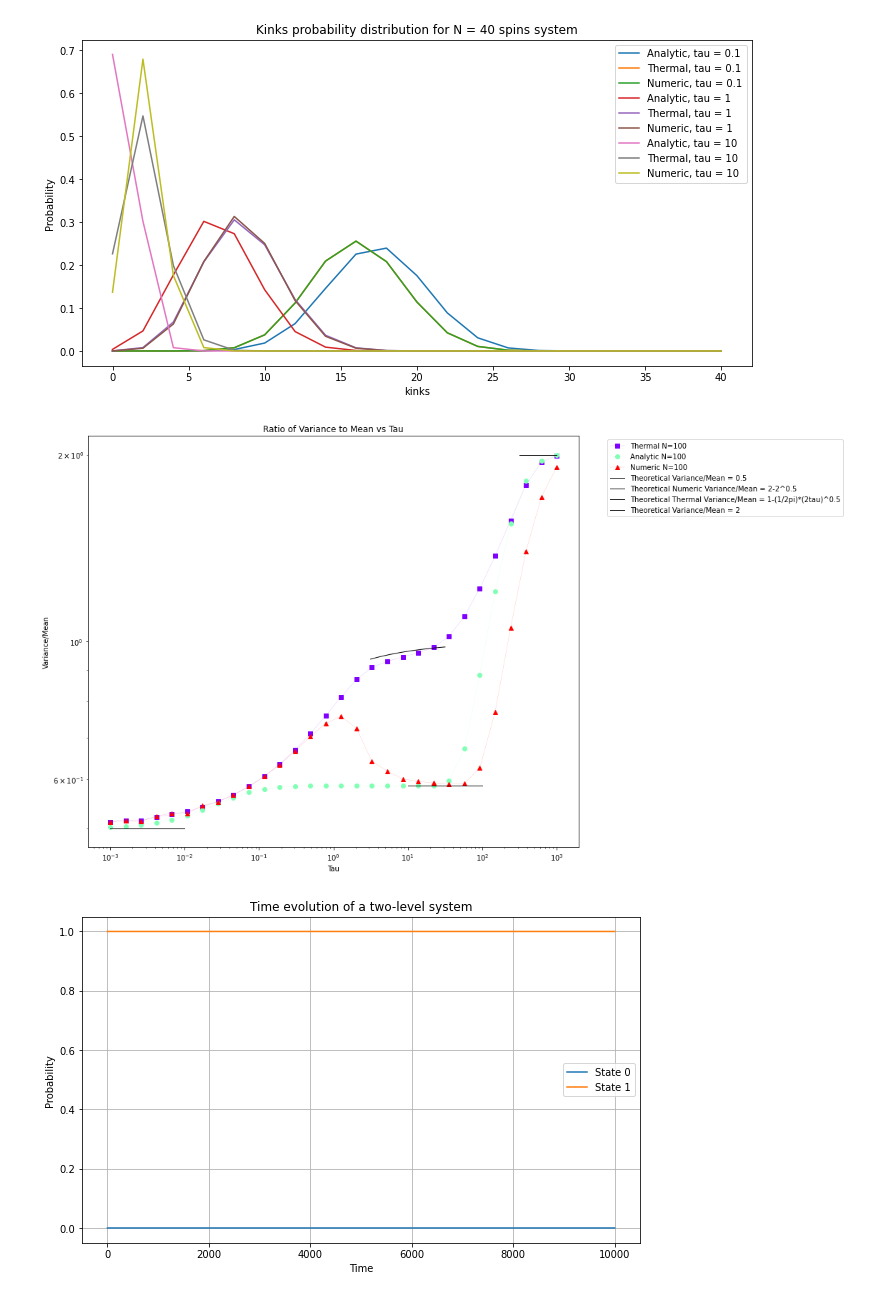
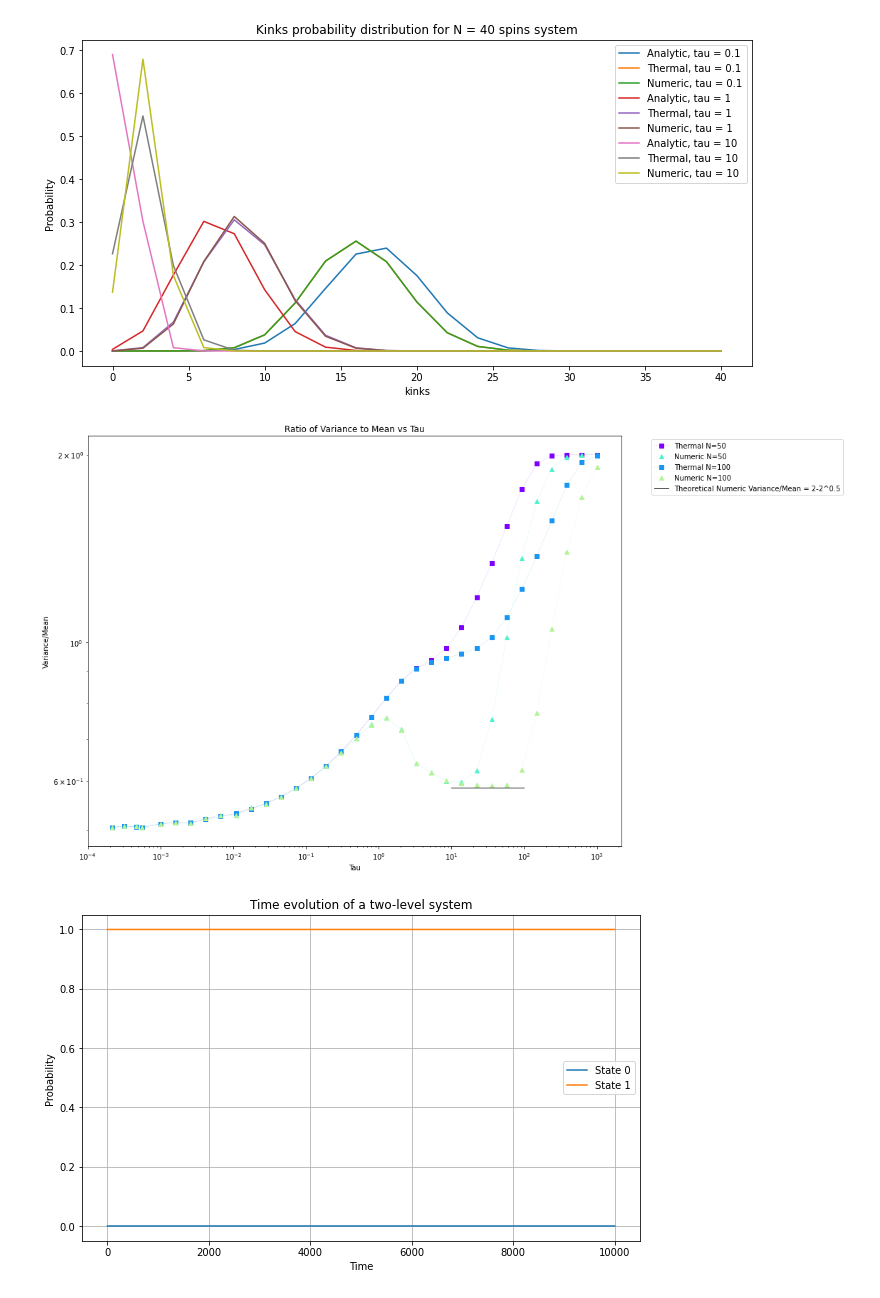
Before and after one commit to shrapp/thermal_tfim, a Jupyter notebook: LZ.ipynb, the cells around one changed output. Cells and saved outputs as stored; diff of their text form; code cells hidden in the pictures.

```diff
--- a/LZ.ipynb
+++ b/LZ.ipynb
@@ -34,10 +38,22 @@ def H(t, tau, t_max, k):
 def psi_dt(t, psi,  tau, t_max, k):
     return -1j * np.dot(H(t, tau, t_max, k), psi)
 
+def rho_dt(t, rho, tau, t_max, k, w):
+    h = H(t, tau, t_max, k)
+    z = np.array([[1, 0], [0, -1]])
+    # convert rho from vector to matrix
+    rho = rho.reshape((2,2))
+    return (-1j * (np.dot(h, rho) - np.dot(rho, h)) + w**2 * (np.dot(z, np.dot(rho,z)) - rho)).flatten()
+
 def lz_time_evolution_single_k(k, t_max, tau):
     # use scipy.integrate.solve_ivp to solve the ODE H(t) psi(t) = i hbar d/dt psi(t)
     psi0 = np.array([0+0j, 1+0j])
     return  solve_ivp(fun=psi_dt, method='DOP853', t_span=(0, t_max), y0=psi0, args=(tau, t_max, k), rtol = epsilon, atol = epsilon)
+
+def noisy_lz_time_evolution_single_k(k, t_max, tau, w):
+    # use scipy.integrate.solve_ivp to solve the ODE H(t) psi(t) = i hbar d/dt psi(t)
+    rho0 = np.array([[0+0j, 0+0j], [0+0j, 1+0j]])
+    return  solve_ivp(fun=rho_dt, method='DOP853', t_span=(0, t_max), y0=rho0.flatten(), args=(tau, t_max, k, w), rtol = epsilon, atol = epsilon)
 
 
 def lz_time_evolution(ks, tau):
@@ -47,12 +63,27 @@ def lz_time_evolution(ks, tau):
         results = pool.starmap(lz_time_evolution_single_k, [(k, t_max, tau) for k in ks])
     return results
 
+def noisy_lz_time_evolution(ks, tau, w):
+    t_max = 100*tau
+    # use pool to parallelize the calculation for each k
+    with Pool() as pool:
+        results = pool.starmap(noisy_lz_time_evolution_single_k, [(k, t_max, tau, w) for k in ks])
+    return results
+
 
 def calc_pk(ks, tau):
     # calculate the time evolution for each k
     results = lz_time_evolution(ks, tau)
     # calculate the probabilities for each k
     pks = np.array([np.abs(np.dot(np.array([np.sin(k/2), np.cos(k/2)]), result.y[:,-1]/np.linalg.norm(result.y[:,-1])))**2 for k ,result in zip(ks, results)])
+    # remove valuse that are too small
+    return  np.where(pks < epsilon/100, 0, pks)
+
+def calk_noisy_pk(ks, tau, w):
+    # calculate the time evolution for each k
+    results = noisy_lz_time_evolution(ks, tau, w)
+    # calculate the probabilities for each k
+    pks = np.array([np.abs(np.dot(np.array([np.sin(k/2), np.cos(k/2)]), np.dot(result.y[:,-1].reshape(2,2), np.array([[np.sin(k/2)], [np.cos(k/2)]])))) for k ,result in zip(ks, results)])
     # remove valuse that are too small
     return  np.where(pks < epsilon/100, 0, pks)
 
@@ -141,7 +172,6 @@ def calc_data(Ns, taus):
 
     for p in processes:
         p.join()
-
 
 
 def calc_data_single(N, tau, lock):
@@ -269,17 +299,17 @@ def plot_cumulant21_ratio(Ns, tau_min, tau_max, save=False, log=True):
         # Plot both numeric and thermal data with different colors and labels
 
         plt.plot(therm_data['tau'], therm_ratio, color=colors[idx], label=f'Thermal N={N}', marker='s', linewidth=0.1, markersize=6)
-        plt.plot(analytic_data['tau'], analytic_ratio, color=colors[idx+1], label=f'Analytic N={N}', marker='o', linewidth=0.1, markersize=6)
+        # plt.plot(analytic_data['tau'], analytic_ratio, color=colors[idx+1], label=f'Analytic N={N}', marker='o', linewidth=0.1, markersize=6)
         plt.plot(num_data['tau'], num_ratio, color=colors[idx+2], label=f'Numeric N={N}', marker='^', linewidth=0.1, markersize=6)
 
-    taus = np.logspace(-3, -2, 5)
-    plt.plot(taus, np.full(len(taus),0.5), label='Theoretical Variance/Mean = 0.5', color='black', linewidth=1)
+    # taus = np.logspace(-3, -2, 5)
+    # plt.plot(taus, np.full(len(taus),0.5), label='Theoretical Variance/Mean = 0.5', color='black', linewidth=1)
     taus = np.logspace(1, 2, 5)
     plt.plot(taus, np.full(len(taus),((2-np.sqrt(2)))), label='Theoretical Numeric Variance/Mean = 2-2^0.5', color='black', linewidth=1)
-    taus = np.logspace(0.5, 1.5, 30)
-    plt.plot(taus, 1-1/(2*np.pi)*((2*taus)**(-0.5)), label='Theoretical Thermal Variance/Mean = 1-(1/2pi)*(2tau)^0.5', color='black', linewidth=1)
-    taus = np.logspace(2.5, 3, 5)
-    plt.plot(taus, np.full(len(taus),2), label='Theoretical Variance/Mean = 2', color='black', linewidth=1)
+    # taus = np.logspace(0.5, 1.5, 30)
+    # plt.plot(taus, 1-1/(2*np.pi)*((2*taus)**(-0.5)), label='Theoretical Thermal Variance/Mean = 1-(1/2pi)*(2tau)^0.5', color='black', linewidth=1)
+    # taus = np.logspace(2.5, 3, 5)
+    # plt.plot(taus, np.full(len(taus),2), label='Theoretical Variance/Mean = 2', color='black', linewidth=1)
 
     # Set labels, title, and legend
     plt.xlabel('Tau')
@@ -410,9 +550,9 @@ plot_probabilities(40, [0.1,1,10], range=None, save=False)
 # %% [output]
 [figure]
 # %%
-plot_cumulant21_ratio([100], 10**-4, 10**4)
+plot_cumulant21_ratio([50,100], 10**-4, 10**4)
 # %% [output]
-[figure, old version]
+[figure, new version]
 # %%
 tau = 1000    # in natural units
 t_max = 10*tau # total simulation time
```
Also changed, not shown: parts of 16 cells of this notebook, 1 other file.
